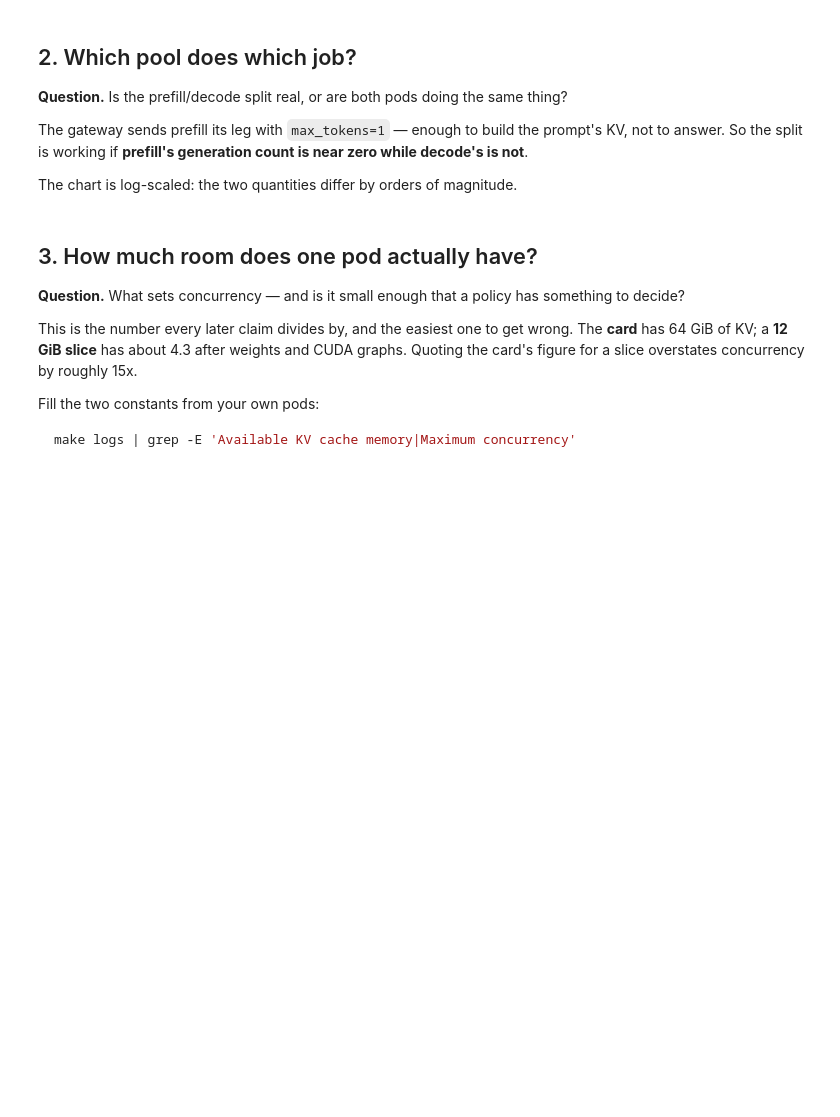
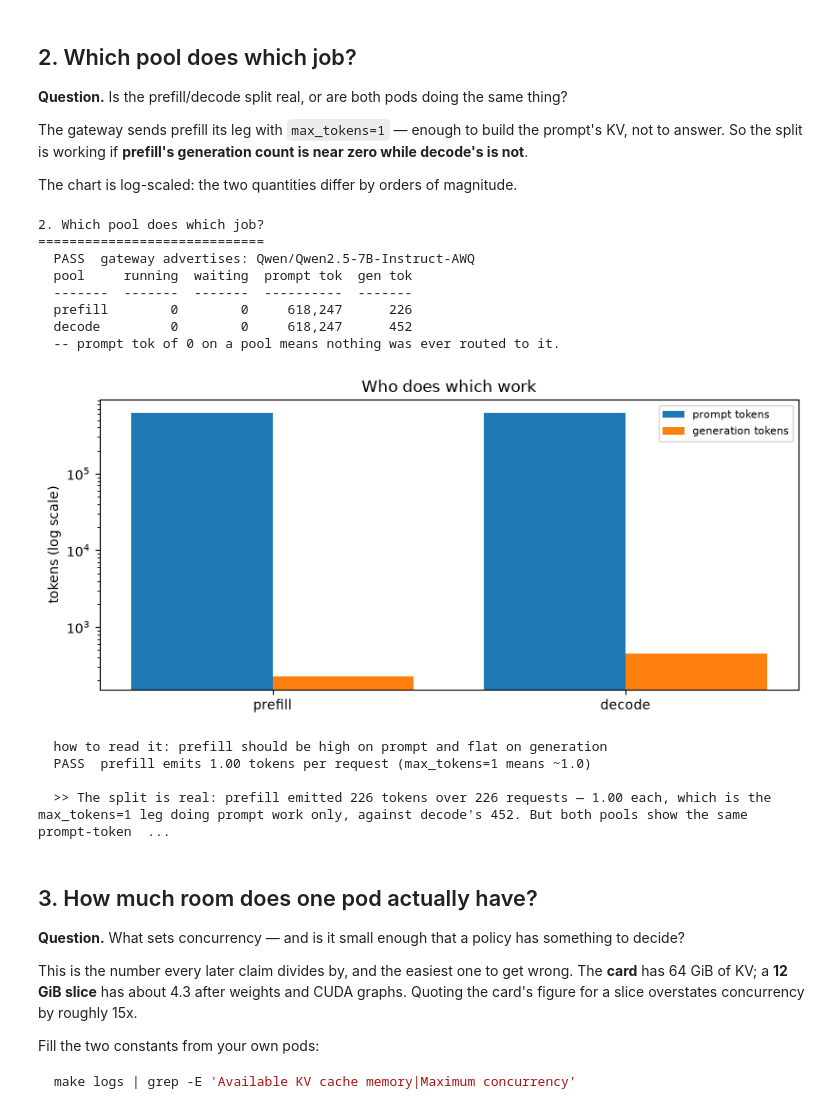
Before and after one commit to harshuljain13/Dodona, a Jupyter notebook: benchmarking/notebook/01-sanity.ipynb, the cells around one changed output. Saved outputs shown, nothing was run; the diff lists cells and outputs as text; code cells hidden in the pictures; blank space fills up the shorter version.

```diff
--- a/benchmarking/notebook/01-sanity.ipynb
+++ b/benchmarking/notebook/01-sanity.ipynb
@@ -67,37 +93,67 @@ The chart is log-scaled: the two quantities differ by orders of magnitude.
 # %%
 report.heading('2. Which pool does which job?')
 model = cluster.served_model()
 report.verdict(bool(model), f'gateway advertises: {model}')
 
 pre_m, dec_m = cluster.pool_metrics('prefill'), cluster.pool_metrics('decode')
 prompt = [sum_by_name(m, 'vllm:prompt_tokens_total')     for m in (pre_m, dec_m)]
 gen    = [sum_by_name(m, 'vllm:generation_tokens_total') for m in (pre_m, dec_m)]
 
 report.table(['pool', 'running', 'waiting', 'prompt tok', 'gen tok'], [
     ['prefill', int(sum_by_name(pre_m, 'vllm:num_requests_running')),
      int(sum_by_name(pre_m, 'vllm:num_requests_waiting')),
      f'{prompt[0]:,.0f}', f'{gen[0]:,.0f}'],
     ['decode',  int(sum_by_name(dec_m, 'vllm:num_requests_running')),
      int(sum_by_name(dec_m, 'vllm:num_requests_waiting')),
      f'{prompt[1]:,.0f}', f'{gen[1]:,.0f}'],
 ], note='prompt tok of 0 on a pool means nothing was ever routed to it.')
 
 report.bar('Who does which work', ['prefill', 'decode'],
            {'prompt tokens': prompt, 'generation tokens': gen},
            ylabel='tokens (log scale)', log=True,
            note='prefill should be high on prompt and flat on generation')
 
+# Prefill emits exactly ONE token per request; decode emits up to max_tokens.
+# These sanity requests use max_tokens=8, so the expected ratio is about 1:8.
+# A threshold of 1:10 would be stricter than the design and fail a healthy
+# fleet — it did, on 162 against 1,247.
+# The invariant is NOT prefill-vs-decode: that ratio depends on how long the
+# answers happen to be. "Reply with ok" generates ~2 tokens, so a healthy split
+# reads 1:2 and a chattier prompt reads 1:200. What is fixed by design is that
+# prefill emits exactly ONE token per request.
+served = sum_by_name(cluster.gateway_metrics(), 'orch_requests_total')
+per_req = gen[0] / served if served else 0
+report.verdict(sum(prompt) == 0 or per_req < 1.5,
+               f'prefill emits {per_req:.2f} tokens per request (max_tokens=1 means ~1.0)')
+
 if sum(prompt) == 0:
     report.conclusion('No traffic yet — these counters reset when the pods restarted.')
-elif gen[0] < gen[1] / 10:
+elif per_req < 1.5:
     report.conclusion(
-        f'The split is real: prefill generated {gen[0]:,.0f} tokens against '
-        f"decode's {gen[1]:,.0f}, which is the max_tokens=1 leg doing prompt "
-        'work only. But both pools show the same prompt-token count, so decode '
-        'is still paying to process the prompt — section 5 measures why.')
+        f'The split is real: prefill emitted {gen[0]:,.0f} tokens over {served:,.0f} '
+        f'requests — {per_req:.2f} each, which is the max_tokens=1 leg doing prompt '
+        f"work only, against decode's {gen[1]:,.0f}. But both pools show the same "
+        'prompt-token count, so decode is still paying to process the prompt — '
+        'section 5 measures why.')
 else:
-    report.conclusion(f'Prefill generated {gen[0]:,.0f} tokens, too many for a '
-                      'max_tokens=1 leg. Check LAB_SPLIT and queue.py.')
+    report.conclusion(
+        f'Prefill emitted {per_req:.2f} tokens per request, not ~1.0. A max_tokens=1 '
+        'leg cannot do that, so both legs are sending the full request — check '
+        'LAB_SPLIT and VLLMWorker.enqueue.')
+# %% [output]
+2. Which pool does which job?
+=============================
+  PASS  gateway advertises: Qwen/Qwen2.5-7B-Instruct-AWQ
+  pool     running  waiting  prompt tok  gen tok
+  -------  -------  -------  ----------  -------
+  prefill        0        0     618,247      226
+  decode         0        0     618,247      452
+  -- prompt tok of 0 on a pool means nothing was ever routed to it.
+[figure, added]
+  how to read it: prefill should be high on prompt and flat on generation
+  PASS  prefill emits 1.00 tokens per request (max_tokens=1 means ~1.0)
+
+  >> The split is real: prefill emitted 226 tokens over 226 requests — 1.00 each, which is the max_tokens=1 leg doing prompt work only, against decode's 452. But both pools show the same prompt-token  ...
 # %% [markdown]
 ## 3. How much room does one pod actually have?
 
```
Also changed, not shown: parts of 10 cells of this notebook, 2 other files.
